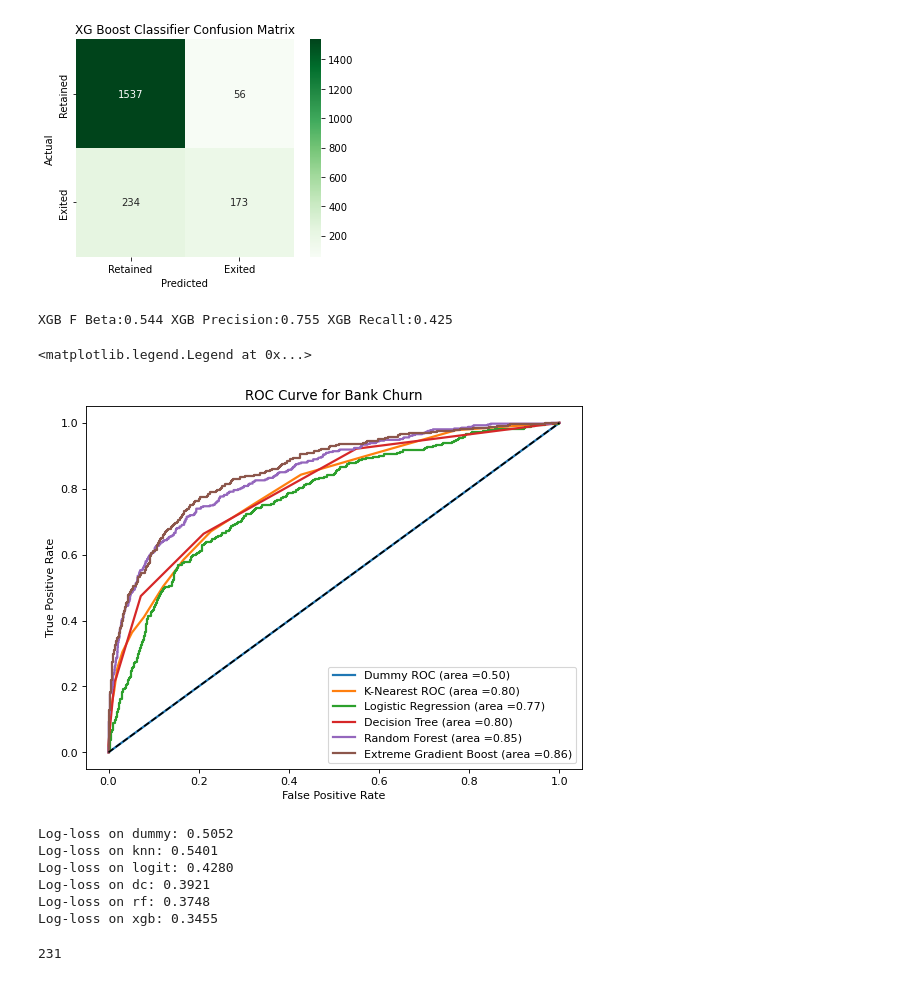
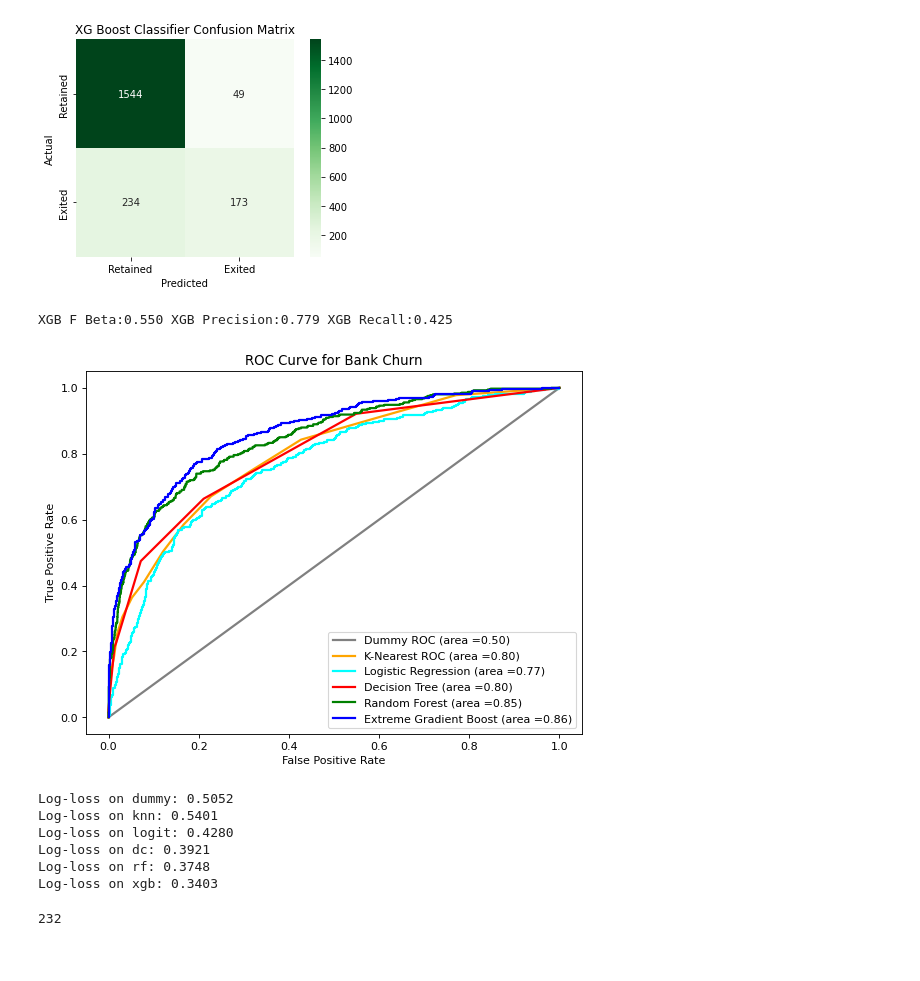
Before and after one commit to stephenblount/Churn_Classification, a Jupyter notebook: Final_Analysis/Churn_Analysis_Final.ipynb, the cells around one changed output. Saved outputs shown, nothing was run; the diff lists cells and outputs as text; code cells hidden in the pictures.

```diff
--- a/Final_Analysis/Churn_Analysis_Final.ipynb
+++ b/Final_Analysis/Churn_Analysis_Final.ipynb
@@ -540,7 +525,7 @@ warnings.filterwarnings(action='ignore', category=UserWarning)
 import xgboost
 from sklearn.model_selection import RandomizedSearchCV
 # %%
-xgb = xgboost.XGBClassifier(use_label_encoder=False, eval_metric='logloss')
+xgb = xgboost.XGBClassifier(use_label_encoder=False, eval_metric='auc')
 # %%
 xgb.fit(X_trainsc, y_train)
 # %% [output]
@@ -636,8 +621,8 @@ Best score:  0.7603696086496158
 # %%
 xgb_class = xgboost.XGBClassifier(base_score=0.5, booster='gbtree', colsample_bylevel=1,
-              colsample_bynode=1, colsample_bytree=0.3, eval_metric='logloss',
-              gamma=0.2, gpu_id=-1, importance_type='gain',
-              interaction_constraints='', learning_rate=0.2, max_delta_step=0,
+              colsample_bynode=1, colsample_bytree=0.5, eval_metric='auc',
+              gamma=0.3, gpu_id=-1, importance_type='gain',
+              interaction_constraints='', learning_rate=0.1, max_delta_step=0,
               max_depth=4, min_child_weight=1,
               monotone_constraints='()', n_estimators=100, n_jobs=12,
               num_parallel_tree=1, random_state=0, reg_alpha=0, reg_lambda=1,
@@ -680,29 +665,28 @@ xgb_precision = precision_score(y_test, xgb_class.predict(X_testsc))
 xgb_recall = recall_score(y_test, xgb_class.predict(X_testsc))
 print("XGB F Beta:{:.3f} XGB Precision:{:.3f} XGB Recall:{:.3f}".format(xgb_fbeta,xgb_precision,xgb_recall))
 # %% [output]
-XGB F Beta:0.544 XGB Precision:0.755 XGB Recall:0.425
+XGB F Beta:0.550 XGB Precision:0.779 XGB Recall:0.425
 # %%
 fpr_xgb, tpr_xgb, thresholds_xgb = roc_curve(y_test, xgb_class.predict_proba(X_testsc)[:,1])
 # %%
 plt.figure(figsize=(8, 6), dpi=80)
-plt.plot(fpr_dum, tpr_dum,lw=2, label = "Dummy ROC (area ={:.2f})".format(roc_auc_score(y_test, dummy_class.predict_proba(X_testsc)[:,1])))
-plt.plot(fpr_knn, tpr_knn,lw=2, label = "K-Nearest ROC (area ={:.2f})".format(roc_auc_score(y_test, knn.predict_proba(X_testsc)[:,1])))
-plt.plot(fpr_lr, tpr_lr,lw=2, label = "Logistic Regression (area ={:.2f})".format(roc_auc_score(y_test, lr.predict_proba(X_testsc)[:,1])))
-plt.plot(fpr_dc, tpr_dc,lw=2, label = "Decision Tree (area ={:.2f})".format(roc_auc_score(y_test, dc.predict_proba(X_testsc)[:,1])))
-plt.plot(fpr_rf, tpr_rf,lw=2, label = "Random Forest (area ={:.2f})".format(roc_auc_score(y_test, rf.predict_proba(X_testsc)[:,1])))
-plt.plot(fpr_xgb, tpr_xgb,lw=2, label = "Extreme Gradient Boost (area ={:.2f})".format(roc_auc_score(y_test, xgb_class.predict_proba(X_testsc)[:,1])))
-plt.plot([0,1],[0,1],c='black',ls='--')
+plt.plot(fpr_dum, tpr_dum,lw=2, c= 'gray',label = "Dummy ROC (area ={:.2f})".format(roc_auc_score(y_test, dummy_class.predict_proba(X_testsc)[:,1])))
+plt.plot(fpr_knn, tpr_knn,lw=2, c='orange', label = "K-Nearest ROC (area ={:.2f})".format(roc_auc_score(y_test, knn.predict_proba(X_testsc)[:,1])))
+plt.plot(fpr_lr, tpr_lr,lw=2, c='cyan',label = "Logistic Regression (area ={:.2f})".format(roc_auc_score(y_test, lr.predict_proba(X_testsc)[:,1])))
+plt.plot(fpr_dc, tpr_dc,lw=2, c='red', label = "Decision Tree (area ={:.2f})".format(roc_auc_score(y_test, dc.predict_proba(X_testsc)[:,1])))
+plt.plot(fpr_rf, tpr_rf,lw=2, c='green',label = "Random Forest (area ={:.2f})".format(roc_auc_score(y_test, rf.predict_proba(X_testsc)[:,1])))
+plt.plot(fpr_xgb, tpr_xgb,lw=2, c='blue',label = "Extreme Gradient Boost (area ={:.2f})".format(roc_auc_score(y_test, xgb_class.predict_proba(X_testsc)[:,1])))
 plt.xlim([-0.05,1.05])
 plt.ylim([-0.05,1.05])
 
 
 plt.xlabel('False Positive Rate')
 plt.ylabel('True Positive Rate')
 plt.title('ROC Curve for Bank Churn');
 plt.legend(loc='lower right')
+plt.savefig("ROC Curve.png")
 # %% [output]
-<matplotlib.legend.Legend at 0x...>
-[figure, old version]
+[figure, new version]
 # %%
 print("Log-loss on dummy: {:6.4f}".format(log_loss(y_test, dummy_class.predict_proba(X_testsc))))
 print("Log-loss on knn: {:6.4f}".format(log_loss(y_test, knn.predict_proba(X_testsc))))
@@ -716,12 +700,12 @@ Log-loss on knn: 0.5401
 Log-loss on logit: 0.4280
 Log-loss on dc: 0.3921
 Log-loss on rf: 0.3748
-Log-loss on xgb: 0.3455
+Log-loss on xgb: 0.3403
-# %%
-test_prob = xgb_class.predict_proba(X_testsc)[:,1]
-len(test_prob[test_prob>0.5])
-# %% [output]
-231
+# %%
+test_prob = xgb_class.predict_proba(X_testsc)[:,1]
+len(test_prob[test_prob>0.5])
+# %% [output]
+232
 # %%
 precision_curve_xgb, recall_curve_xgb, threshold_curve_xgb = precision_recall_curve(y_test, xgb_class.predict_proba(X_testsc)[:,1] )
 plt.figure(dpi=80)
```
Also changed, not shown: parts of 73 cells of this notebook.
